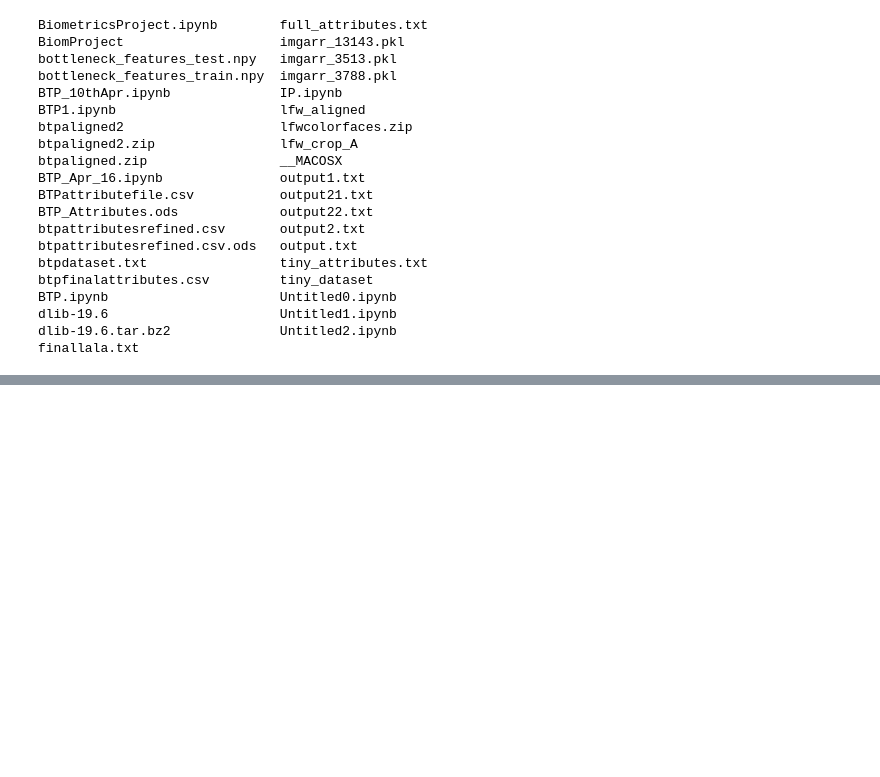
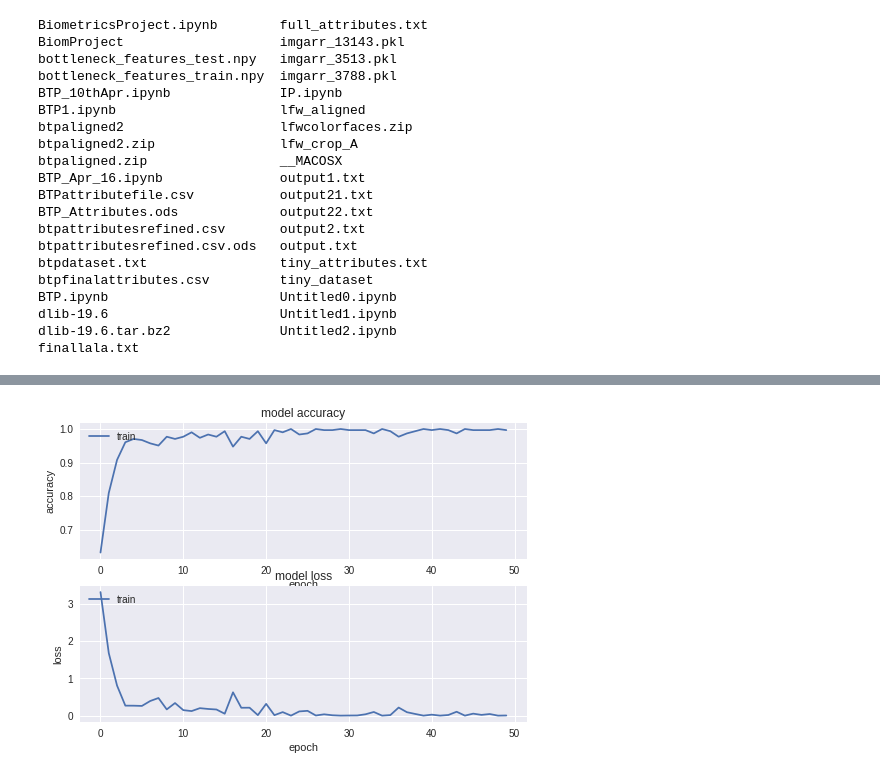
Before and after one commit to aksh98/Advanced_Biometrics_Assignments, a Jupyter notebook: BiometricsProject.ipynb, the cells around one changed output, grey strips where cells are left out. Saved outputs shown, nothing was run; the diff lists cells and outputs as text; code cells hidden in the pictures; blank space fills up the shorter version.

```diff
--- a/BiometricsProject.ipynb
+++ b/BiometricsProject.ipynb
@@ -350,0 +456,84 @@ Epoch 50/50
+# %%
+##-----------------------------------------------------------------------------------------------------------------------------------
+##------------------------------------------------------------------------------------------------------------------------------------
+## ------------------------------------------------------------------------------------------------------------------------------------
+##------------------------------------------------------------------------------------------------------------------------------------
+
+from keras.layers import BatchNormalization
+import matplotlib.pyplot as plt
+from keras.utils import to_categorical
+
+original_test = 1536
+swapped_test = 1180
+
+swapped_len = 86
+original_len = 66
+
+def train_top_model():
+
+#     train_data = np.load(open('bottleneck_features_train.npy','wb'))
+#     test_data = np.load(open('bottleneck_features_test.npy','wb'))
+    train_data = np.load('bottleneck_features_train.npy')
+    test_data = np.load('bottleneck_features_test.npy')
+    print(train_data.shape)
+    print(test_data.shape)
+
+
+    ####  CHANGE THISSSSS -------------------
+
+    train_labels = np.array([1]*original_len + [0]*swapped_len).astype('float32')
+    encoded_train = to_categorical(train_labels)
+    test_labels = np.array([1]*original_test + [0]*swapped_test).astype('float32')
+    encoded_test = to_categorical(test_labels)
+
+
+    ##### -----------------------------------
+
+    model = Sequential()
+    model.add(Flatten(input_shape=train_data.shape[1:]))
+    model.add(BatchNormalization())
+    model.add(Dense(256,activation='relu'))
+    model.add(Dropout(0.5))
+    model.add(Dense(2,activation = 'sigmoid'))
+
+
+    model.compile(loss='binary_crossentropy',
+          optimizer='rmsprop',
+          metrics=['accuracy'])
+
+    print("heylp")
+    history = model.fit(train_data,encoded_train,
+             epochs=epochs,batch_size = batch_size)
+
+    model.save_weights(top_model_weights_path)
+
+    (eval_loss,eval_accuracy) = model.evaluate(test_data,encoded_test,batch_size=batch_size,verbose=1)
+    print(eval_accuracy)
+    plt.figure(1)
+
+     # summarize history for accuracy
+    plt.subplot(211)
+    plt.plot(history.history['acc'])
+#     plt.plot(history.history['val_acc'])
+    plt.title('model accuracy')
+    plt.ylabel('accuracy')
+    plt.xlabel('epoch')
+    plt.legend(['train', 'test'], loc='upper left')
+
+     # summarize history for loss
+
+    plt.subplot(212)
+    plt.plot(history.history['loss'])
+#     plt.plot(history.history['val_loss'])
+    plt.title('model loss')
+    plt.ylabel('loss')
+    plt.xlabel('epoch')
+    plt.legend(['train', 'test'], loc='upper left')
+    plt.show()
+
+train_top_model()
+## ------------------------------------------------------------------------------------------------------------------------------------
+##------------------------------------------------------------------------------------------------------------------------------------
+## ------------------------------------------------------------------------------------------------------------------------------------
+##------------------------------------------------------------------------------------------------------------------------------------
+# %% [output]
@@ -351,3 +557,4 @@ Epoch 50/50
+[figure, added]
 # %%
     model = VGG16(weights='imagenet',include_top=False)
 
```
Also changed, not shown: parts of 5 cells of this notebook.
